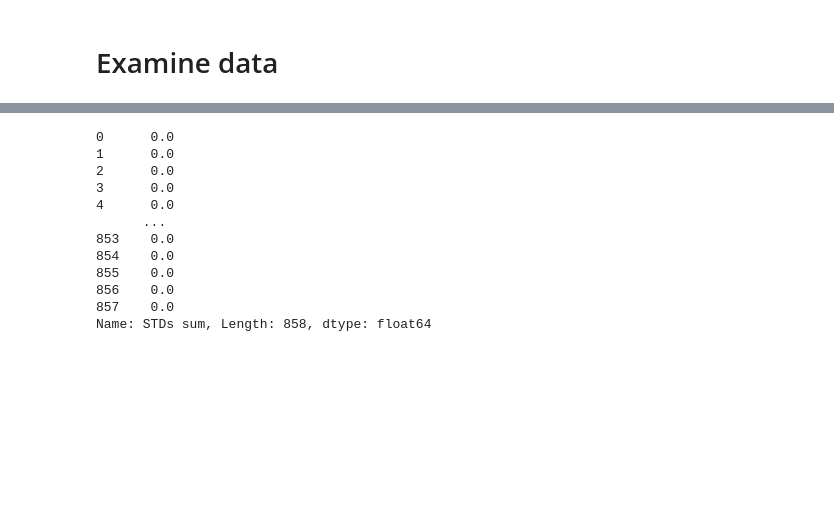
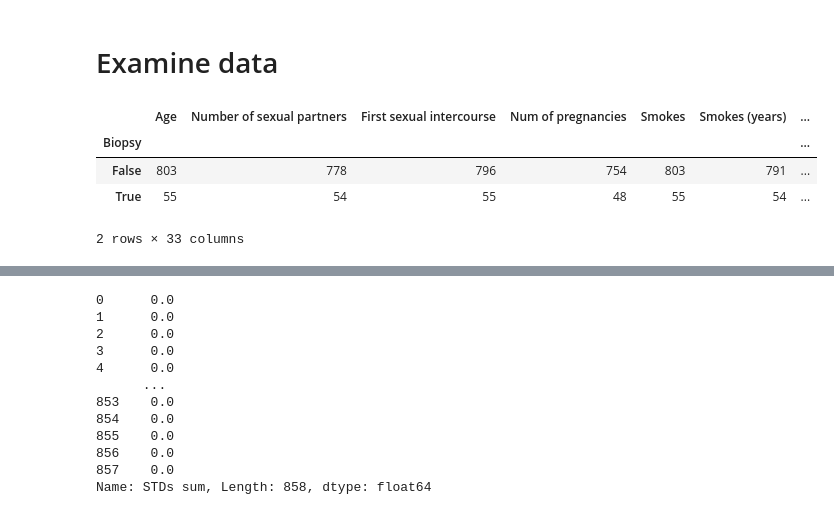
Before and after one commit to claralotta/Data-driven-healthcare, a Jupyter notebook: CervialCancerRisks.ipynb, the cells around one changed output, grey strips where cells are left out. Cells and saved outputs as stored; diff of their text form; code cells hidden in the pictures; blank space fills up the shorter version.

Commit message:
added checks for number of observations & missingness

```diff
--- a/CervialCancerRisks.ipynb
+++ b/CervialCancerRisks.ipynb
@@ -90,3 +90,12 @@ Biopsy                                   bool
 dtype: object
 # %% [markdown]
 # Examine data
+# %%
+# get number of patients per group
+rf.groupby('Biopsy').count()
+# %% [output]
+|  | Age | Number of sexual partners | First sexual intercourse | Num of pregnancies | Smokes | Smokes (years) | ... |
+| Biopsy |  |  |  |  |  |  | ... |
+| False | 803 | 778 | 796 | 754 | 803 | 791 | ... |
+| True | 55 | 54 | 55 | 48 | 55 | 54 | ... |
+2 rows × 33 columns
```
Also changed, not shown: parts of 2 cells of this notebook.
